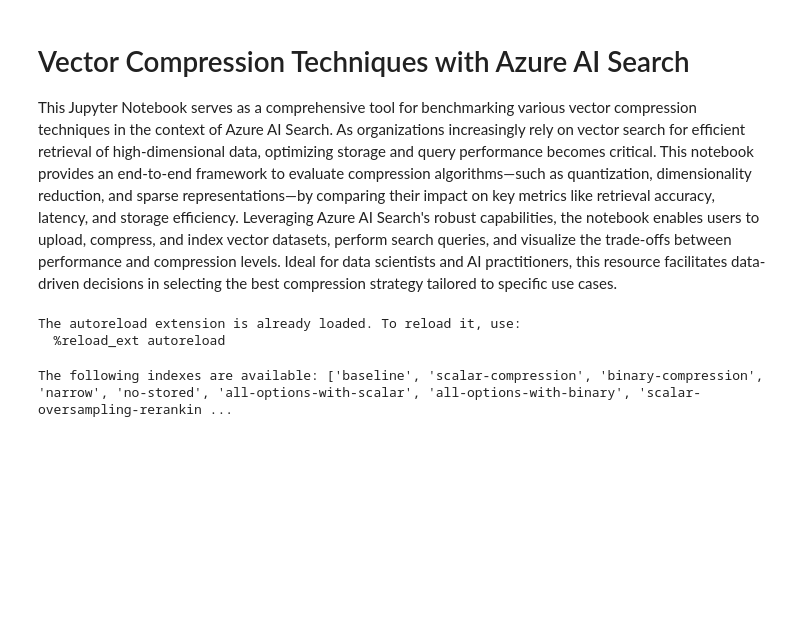
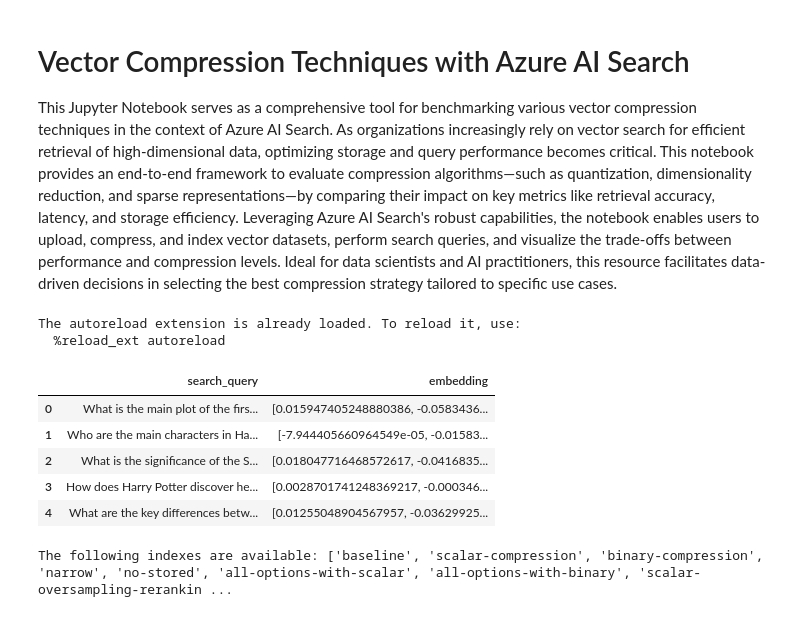
Before and after one commit to sriksmachi/vector-opt-ai-search, a Jupyter notebook: optimized_vector_embeddings.ipynb, the cells around one changed output. Cells and saved outputs as stored; diff of their text form; code cells hidden in the pictures; blank space fills up the shorter version.

```diff
--- a/optimized_vector_embeddings.ipynb
+++ b/optimized_vector_embeddings.ipynb
@@ -40,5 +41,23 @@ The autoreload extension is already loaded. To reload it, use:
 # %%
 search_index_client = SearchIndexClient(
 search_service_endpoint, AzureKeyCredential(search_service_key))
+# %%
+from data_pipeline import get_embeddings
+if os.path.exists("search_queries.csv"):
+    df_search_queries = pd.read_csv("search_queries.csv")
+else:
+    # this may take a while
+    search_queries = json.load(open("test_data.json"))["data"]
+    df_search_queries = pd.DataFrame(search_queries, columns=["search_query"])
+    df_search_queries["embedding"] = df_search_queries["search_query"].apply(lambda x: get_embeddings(x))
+    df_search_queries.to_csv("search_queries.csv", index=False)
+df_search_queries.head()
+# %% [output]
+|  | search_query | embedding |
+| 0 | What is the main plot of the firs... | [0.015947405248880386, -0.0583436... |
+| 1 | Who are the main characters in Ha... | [-7.944405660964549e-05, -0.01583... |
+| 2 | What is the significance of the S... | [0.018047716468572617, -0.0416835... |
+| 3 | How does Harry Potter discover he... | [0.0028701741248369217, -0.000346... |
+| 4 | What are the key differences betw... | [0.01255048904567957, -0.03629925... |
 # %%
 indexes = list(indexes_config.keys())
```
Also changed, not shown: parts of 13 cells of this notebook, 5 other files.
